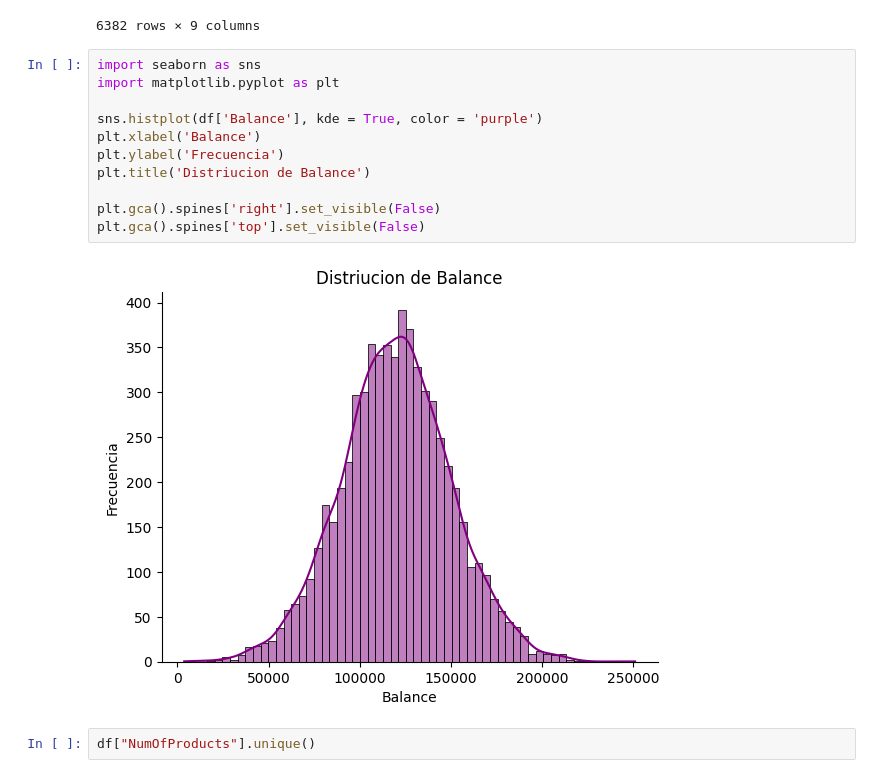
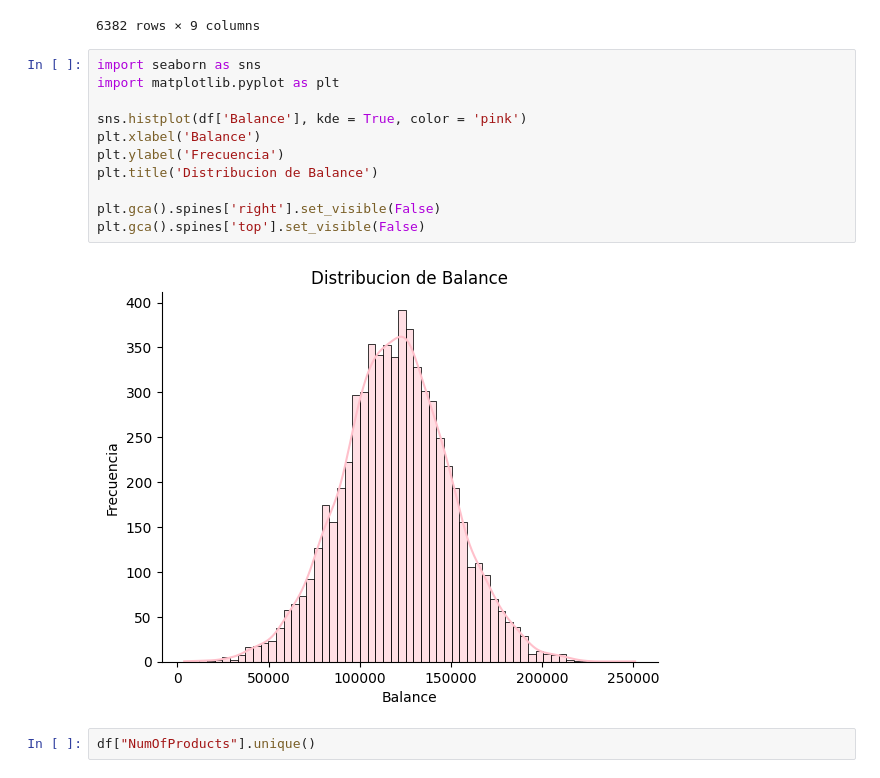
Before and after one commit to Karlamch/karlaMCH, a Jupyter notebook: eii_u2_03_22150453.ipynb, the cells around one changed output. Saved outputs shown, nothing was run; the diff lists cells and outputs as text.

```diff
--- a/eii_u2_03_22150453.ipynb
+++ b/eii_u2_03_22150453.ipynb
@@ -168,16 +168,16 @@ df
 # %%
 import seaborn as sns
 import matplotlib.pyplot as plt
 
-sns.histplot(df['Balance'], kde = True, color = 'purple')
+sns.histplot(df['Balance'], kde = True, color = 'pink')
 plt.xlabel('Balance')
 plt.ylabel('Frecuencia')
-plt.title('Distriucion de Balance')
+plt.title('Distribucion de Balance')
 
 plt.gca().spines['right'].set_visible(False)
 plt.gca().spines['top'].set_visible(False)
 # %% [output]
-[figure, old version]
+[figure, new version]
 # %%
 df["NumOfProducts"].unique()
 # %% [output]
```
Also changed, not shown: parts of 5 cells of this notebook.
